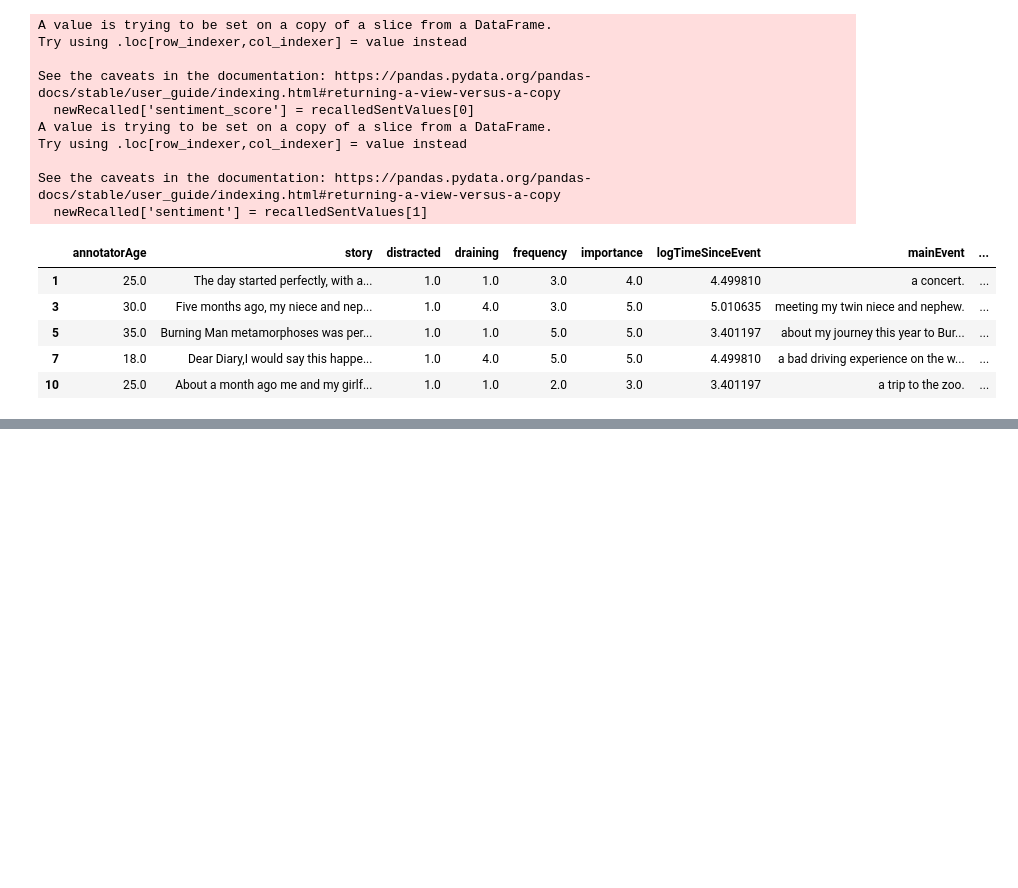
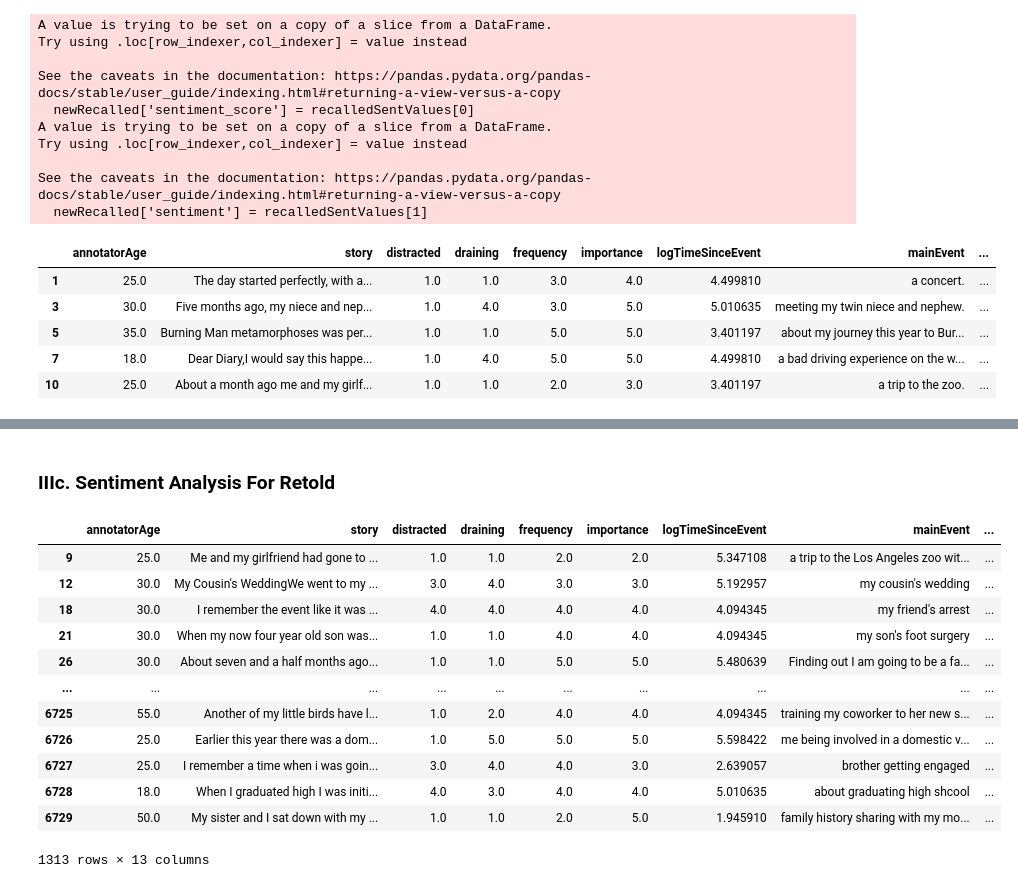
Before and after one commit to dbyers15/EmotionAndMemory, a Jupyter notebook: WorkingNotebook.ipynb, the cells around one changed output, grey strips where cells are left out. Drawn from its saved outputs; the diff is of its cells as text; code cells hidden in the pictures; blank space fills up the shorter version.

```diff
--- a/WorkingNotebook.ipynb
+++ b/WorkingNotebook.ipynb
@@ -379,0 +420,18 @@ newRecalled.head()
+# %% [markdown]
+### IIIc. Sentiment Analysis For Retold
+# %%
+newRetold
+# %% [output]
+|  | annotatorAge | story | distracted | draining | frequency | importance | logTimeSinceEvent | mainEvent | ... |
+| 9 | 25.0 | Me and my girlfriend had gone to ... | 1.0 | 1.0 | 2.0 | 2.0 | 5.347108 | a trip to the Los Angeles zoo wit... | ... |
+| 12 | 30.0 | My Cousin's WeddingWe went to my ... | 3.0 | 4.0 | 3.0 | 3.0 | 5.192957 | my cousin's wedding | ... |
+| 18 | 30.0 | I remember the event like it was ... | 4.0 | 4.0 | 4.0 | 4.0 | 4.094345 | my friend's arrest | ... |
+| 21 | 30.0 | When my now four year old son was... | 1.0 | 1.0 | 4.0 | 4.0 | 4.094345 | my son's foot surgery | ... |
+| 26 | 30.0 | About seven and a half months ago... | 1.0 | 1.0 | 5.0 | 5.0 | 5.480639 | Finding out I am going to be a fa... | ... |
+| ... | ... | ... | ... | ... | ... | ... | ... | ... | ... |
+| 6725 | 55.0 | Another of my little birds have l... | 1.0 | 2.0 | 4.0 | 4.0 | 4.094345 | training my coworker to her new s... | ... |
+| 6726 | 25.0 | Earlier this year there was a dom... | 1.0 | 5.0 | 5.0 | 5.0 | 5.598422 | me being involved in a domestic v... | ... |
+| 6727 | 25.0 | I remember a time when i was goin... | 3.0 | 4.0 | 4.0 | 3.0 | 2.639057 | brother getting engaged | ... |
+| 6728 | 18.0 | When I graduated high I was initi... | 4.0 | 3.0 | 4.0 | 4.0 | 5.010635 | about graduating high shcool | ... |
+| 6729 | 50.0 | My sister and I sat down with my ... | 1.0 | 1.0 | 2.0 | 5.0 | 1.945910 | family history sharing with my mo... | ... |
+1313 rows × 13 columns
```
Also changed, not shown: parts of 12 cells of this notebook.
